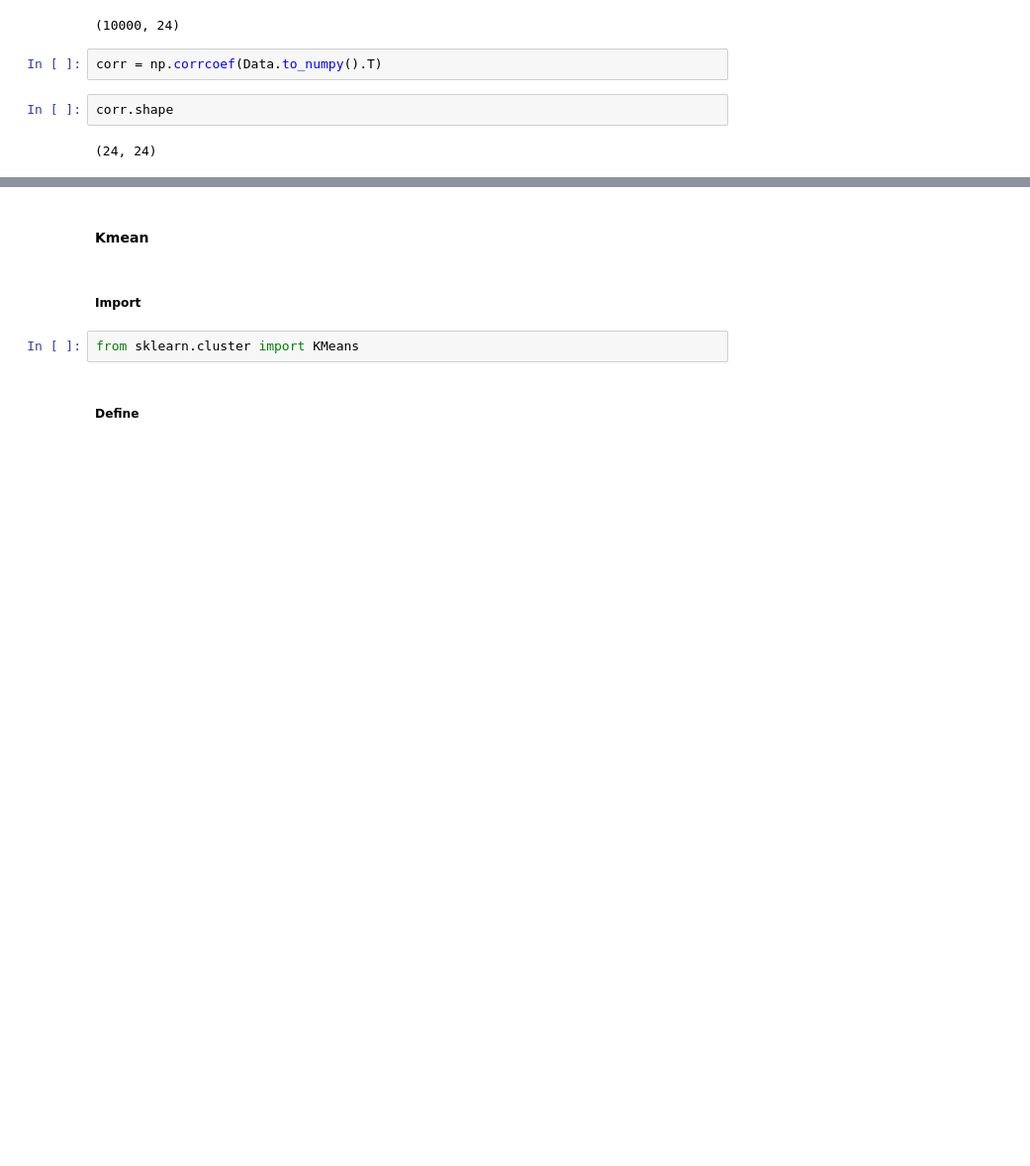
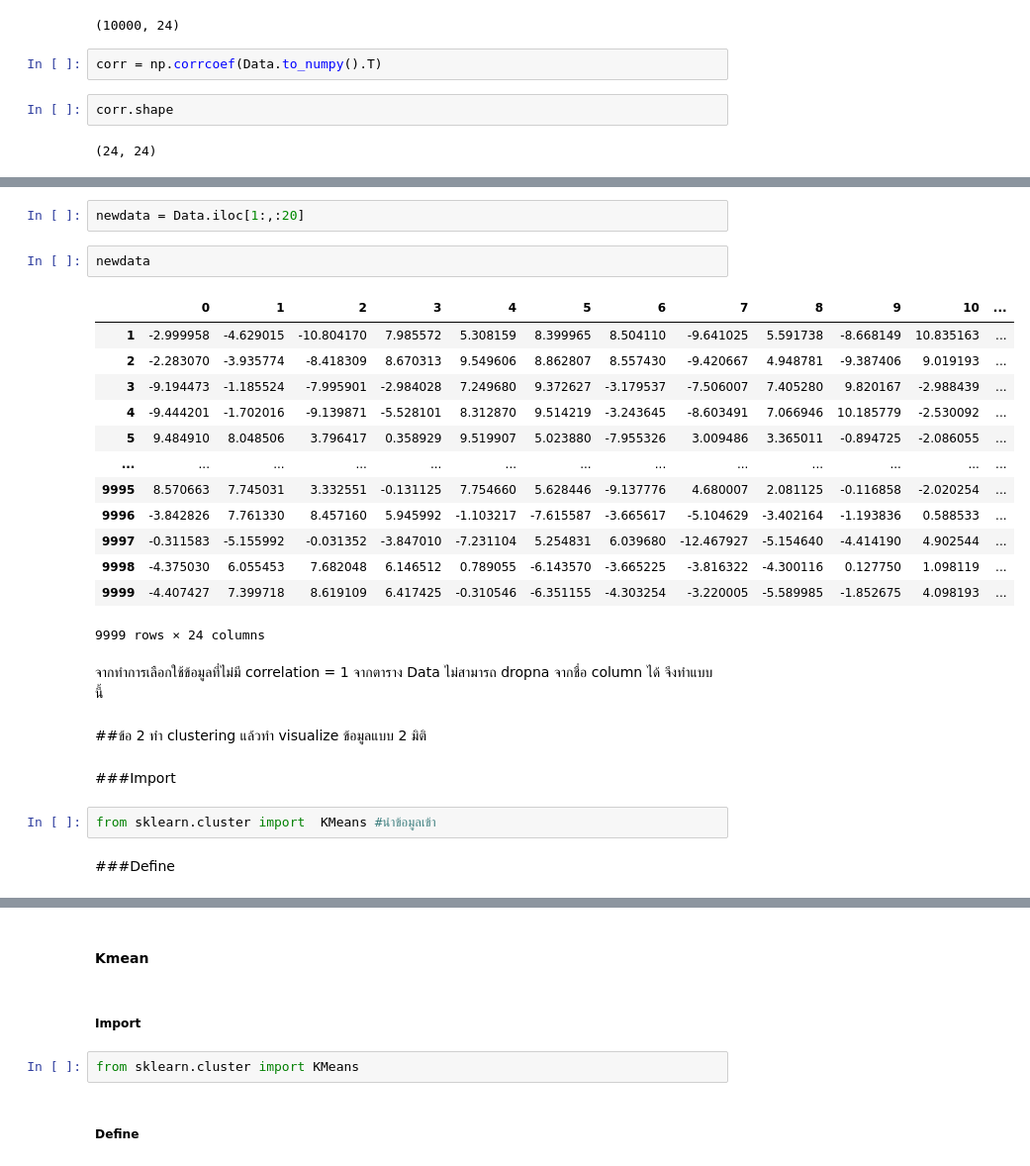
Before and after one commit to ploybongkot/Multivariate, a Jupyter notebook: Multivariate_Exam.ipynb, the cells around one changed output, grey strips where cells are left out. Shown at 99% size. Drawn from its saved outputs; the diff is of its cells as text; blank space fills up the shorter version.

```diff
--- a/Multivariate_Exam.ipynb
+++ b/Multivariate_Exam.ipynb
@@ -79,0 +108,28 @@ corr.shape
+# %%
+newdata = Data.iloc[1:,:20]
+# %%
+newdata
+# %% [output]
+|  | 0 | 1 | 2 | 3 | 4 | 5 | 6 | 7 | 8 | 9 | 10 | ... |
+| 1 | -2.999958 | -4.629015 | -10.804170 | 7.985572 | 5.308159 | 8.399965 | 8.504110 | -9.641025 | 5.591738 | -8.668149 | 10.835163 | ... |
+| 2 | -2.283070 | -3.935774 | -8.418309 | 8.670313 | 9.549606 | 8.862807 | 8.557430 | -9.420667 | 4.948781 | -9.387406 | 9.019193 | ... |
+| 3 | -9.194473 | -1.185524 | -7.995901 | -2.984028 | 7.249680 | 9.372627 | -3.179537 | -7.506007 | 7.405280 | 9.820167 | -2.988439 | ... |
+| 4 | -9.444201 | -1.702016 | -9.139871 | -5.528101 | 8.312870 | 9.514219 | -3.243645 | -8.603491 | 7.066946 | 10.185779 | -2.530092 | ... |
+| 5 | 9.484910 | 8.048506 | 3.796417 | 0.358929 | 9.519907 | 5.023880 | -7.955326 | 3.009486 | 3.365011 | -0.894725 | -2.086055 | ... |
+| ... | ... | ... | ... | ... | ... | ... | ... | ... | ... | ... | ... | ... |
+| 9995 | 8.570663 | 7.745031 | 3.332551 | -0.131125 | 7.754660 | 5.628446 | -9.137776 | 4.680007 | 2.081125 | -0.116858 | -2.020254 | ... |
+| 9996 | -3.842826 | 7.761330 | 8.457160 | 5.945992 | -1.103217 | -7.615587 | -3.665617 | -5.104629 | -3.402164 | -1.193836 | 0.588533 | ... |
+| 9997 | -0.311583 | -5.155992 | -0.031352 | -3.847010 | -7.231104 | 5.254831 | 6.039680 | -12.467927 | -5.154640 | -4.414190 | 4.902544 | ... |
+| 9998 | -4.375030 | 6.055453 | 7.682048 | 6.146512 | 0.789055 | -6.143570 | -3.665225 | -3.816322 | -4.300116 | 0.127750 | 1.098119 | ... |
+| 9999 | -4.407427 | 7.399718 | 8.619109 | 6.417425 | -0.310546 | -6.351155 | -4.303254 | -3.220005 | -5.589985 | -1.852675 | 4.098193 | ... |
+9999 rows × 24 columns
+# %% [markdown]
+จากทำการเลือกใช้ข้อมูลที่ไม่มี correlation = 1 จากตาราง Data ไม่สามารถ dropna จากชื่อ column ได้ จึงทำแบบนี้
+# %% [markdown]
+##ข้อ 2 ทำ clustering แล้วทำ visualize ข้อมูลแบบ 2 มิติ
+# %% [markdown]
+###Import
+# %%
+from sklearn.cluster import  KMeans #นำข้อมูลเข้า
+# %% [markdown]
+###Define
```
Also changed, not shown: parts of 44 cells of this notebook.
